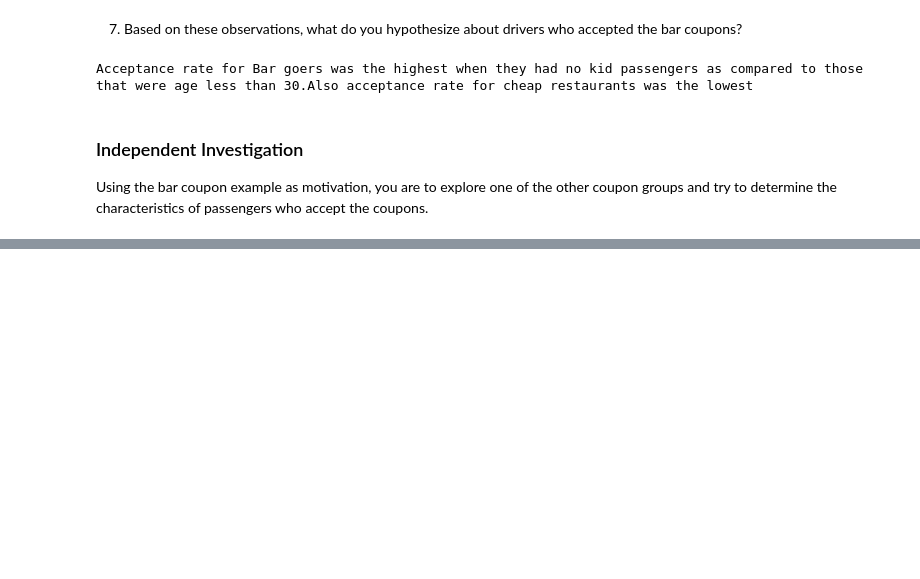
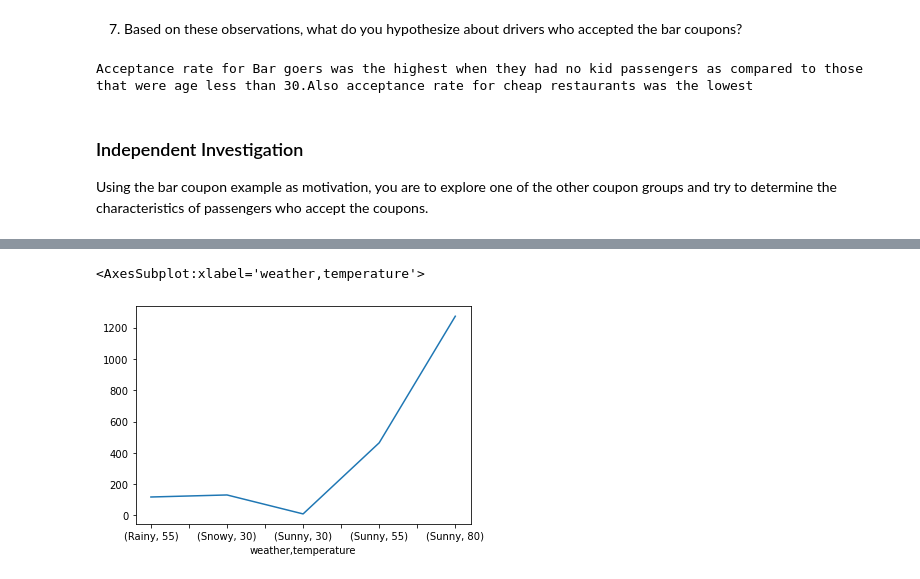
Before and after one commit to meetsathya23/coupon_analysis, a Jupyter notebook: prompt.ipynb, the cells around one changed output, grey strips where cells are left out. Saved outputs shown, nothing was run; the diff lists cells and outputs as text; code cells hidden in the pictures; blank space fills up the shorter version.

```diff
--- a/prompt.ipynb
+++ b/prompt.ipynb
@@ -283,0 +316,7 @@ Using the bar coupon example as motivation, you are to explore one of the other
+# %%
+#Do a plot of acceptance rate by temperature
+accepted_coupons.groupby(["weather","temperature"])["weather"].count().plot()
+#print ("Sunny Days with temperature around 80 have the highest acceptance, while rainy days have lower acceptance rate")
+# %% [output]
+<AxesSubplot:xlabel='weather,temperature'>
+[figure, added]
```
Also changed, not shown: parts of 4 cells of this notebook.
